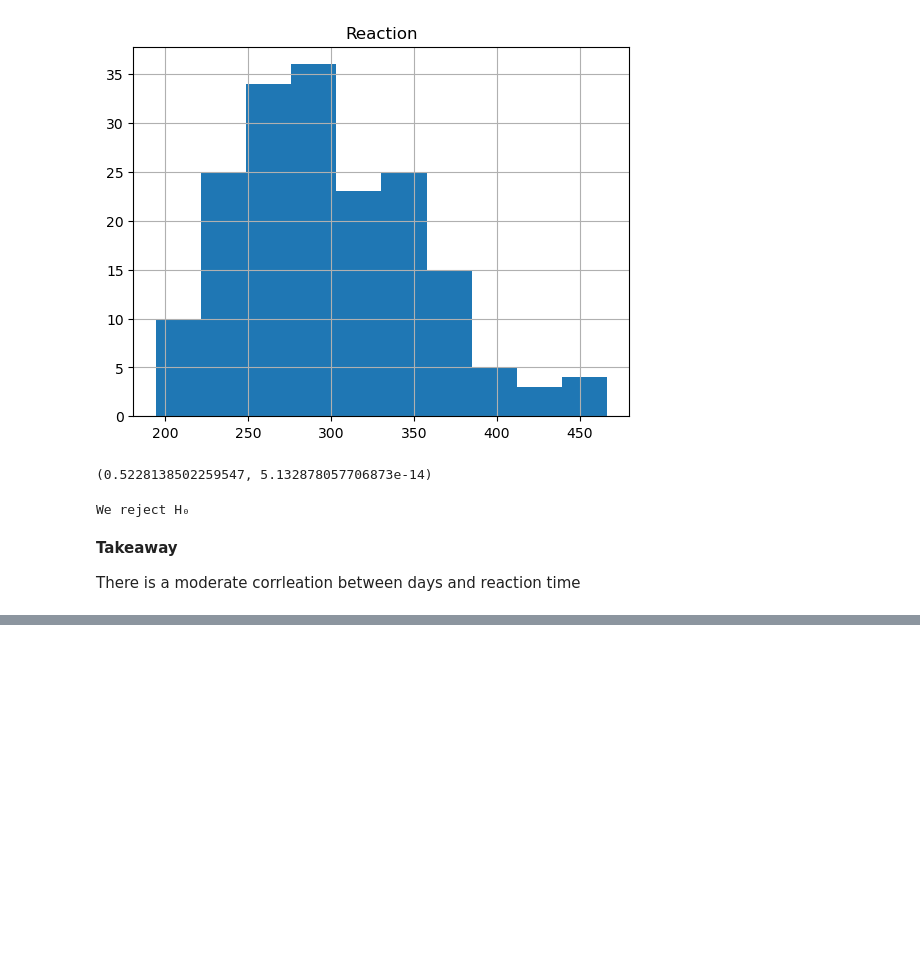
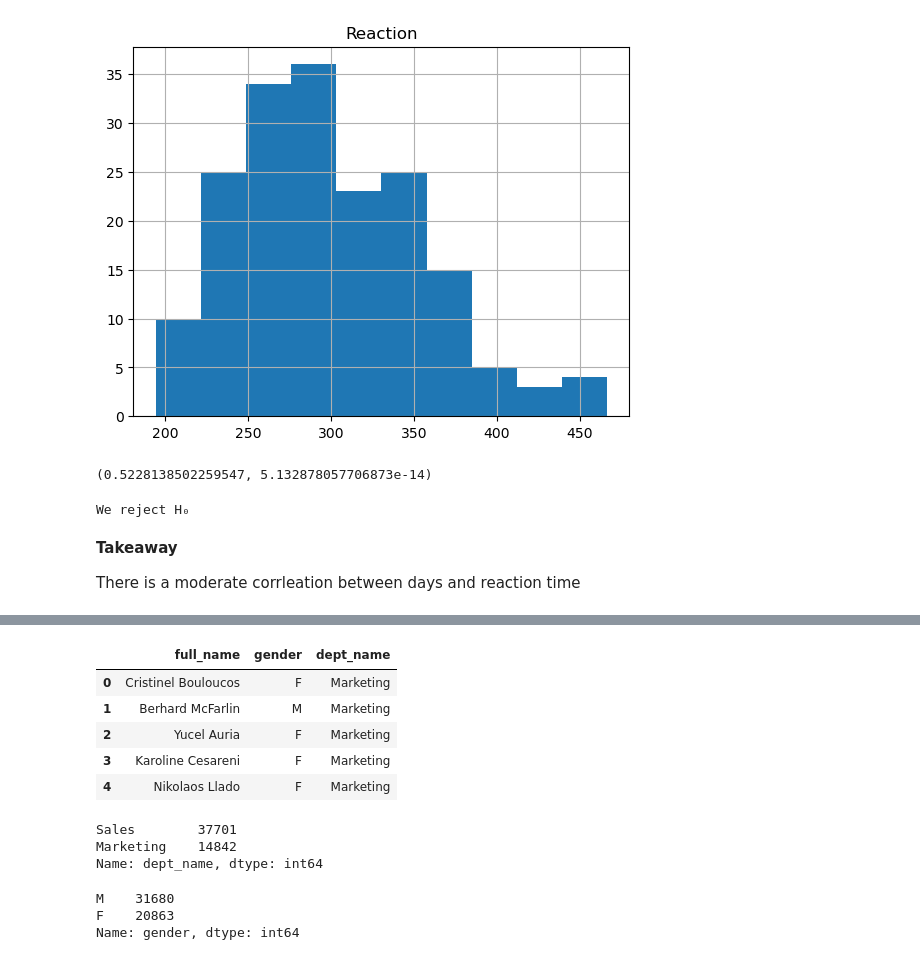
Before and after one commit to nicolas-angarita/Statistics-exercises, a Jupyter notebook: hypothesis_testing.ipynb, the cells around one changed output, grey strips where cells are left out. Drawn from its saved outputs; the diff is of its cells as text; code cells hidden in the pictures; blank space fills up the shorter version.

```diff
--- a/hypothesis_testing.ipynb
+++ b/hypothesis_testing.ipynb
@@ -781,0 +1012,14 @@ There is a moderate corrleation between days and reaction time
+# %%
+url = get_db_url('employees')
+
+query = '''
+SELECT concat(first_name,' ', last_name) AS full_name, gender, dept_name
+FROM employees AS e
+JOIN dept_emp AS de USING(emp_no)
+JOIN departments AS d USING(dept_no)
+WHERE to_date = '9999-01-01' AND dept_name in ('Marketing','Sales');
+'''
+
+df = pd.read_sql(query,url)
+
+df.info()
@@ -781,0 +1037,21 @@ There is a moderate corrleation between days and reaction time
+# %%
+df.head()
+# %% [output]
+|  | full_name | gender | dept_name |
+| 0 | Cristinel Bouloucos | F | Marketing |
+| 1 | Berhard McFarlin | M | Marketing |
+| 2 | Yucel Auria | F | Marketing |
+| 3 | Karoline Cesareni | F | Marketing |
+| 4 | Nikolaos Llado | F | Marketing |
+# %%
+df['dept_name'].value_counts()
+# %% [output]
+Sales        37701
+Marketing    14842
+Name: dept_name, dtype: int64
+# %%
+df['gender'].value_counts()
+# %% [output]
+M    31680
+F    20863
+Name: gender, dtype: int64
```
Also changed, not shown: parts of 41 cells of this notebook, 2 other files.
